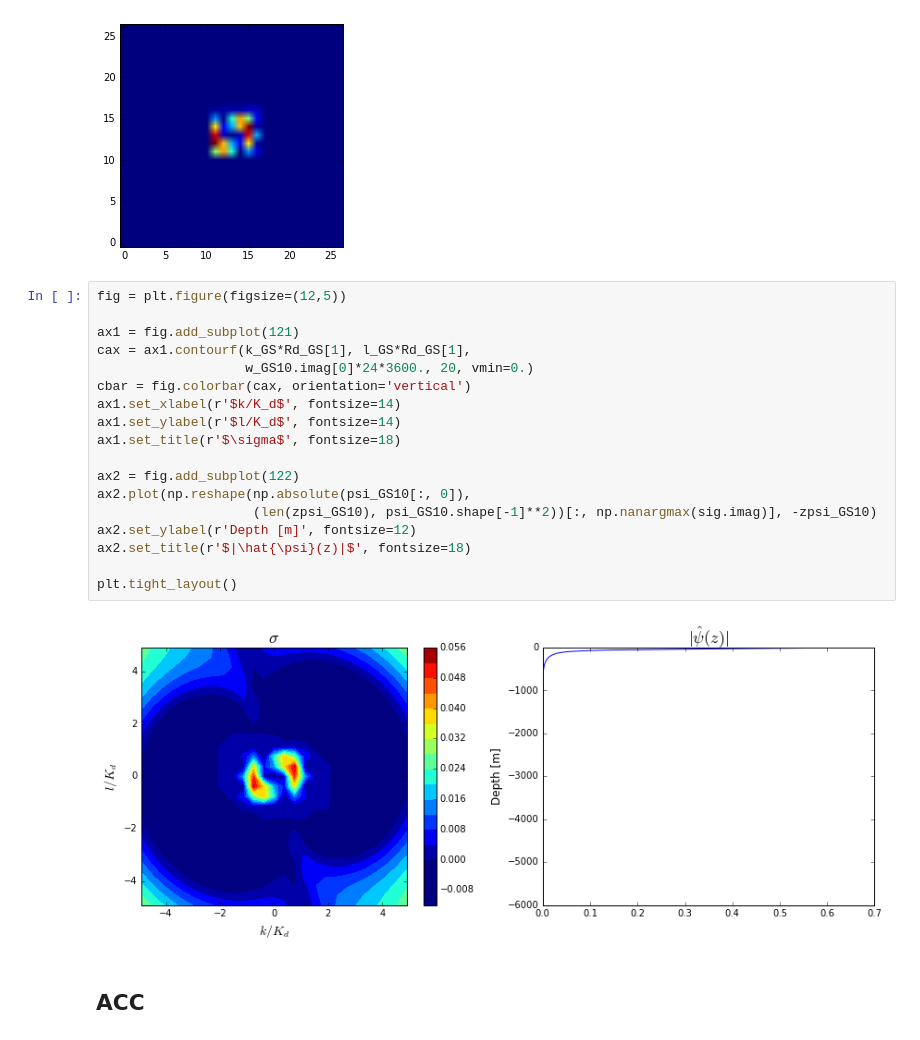
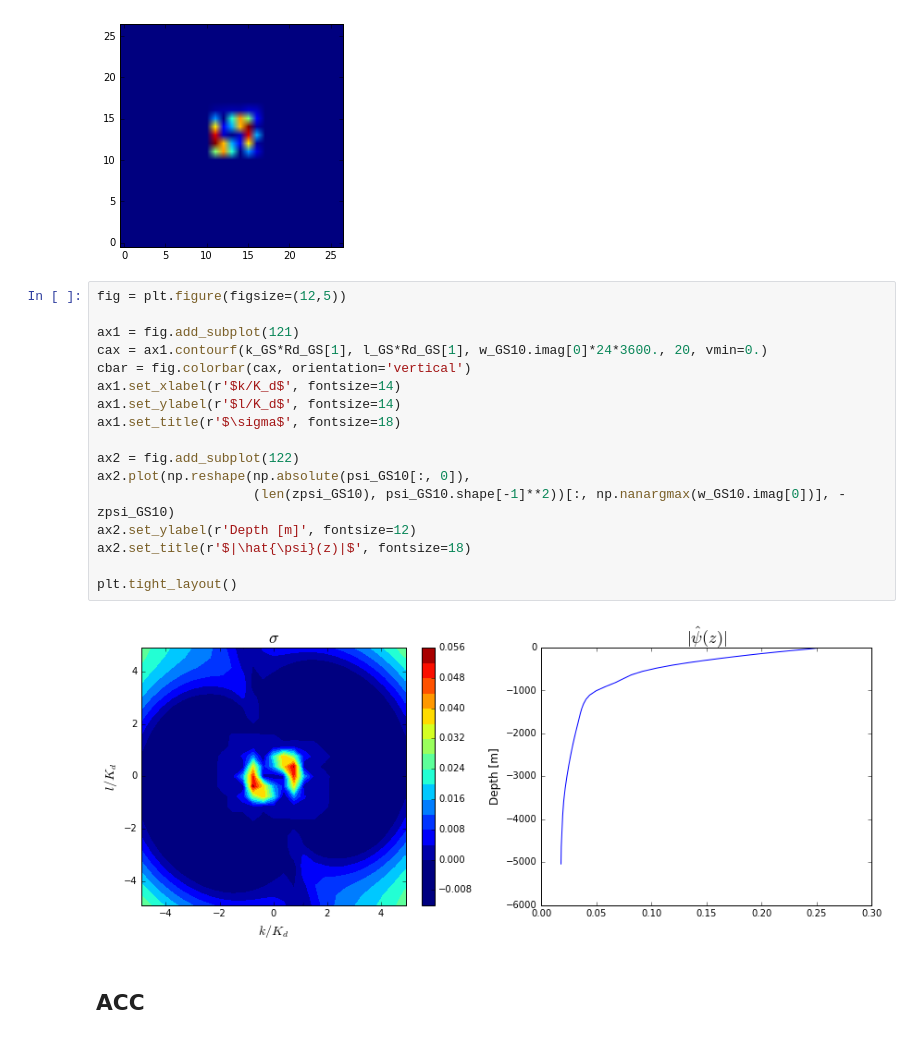
Before and after one commit to rabernat/oceanmodes, a Jupyter notebook: examples/Test_oceanmodes_on_OCCA.ipynb, the cells around one changed output. Cells and saved outputs as stored; diff of their text form.

Commit message:
Fixed figures in the example code

```diff
--- a/examples/Test_oceanmodes_on_OCCA.ipynb
+++ b/examples/Test_oceanmodes_on_OCCA.ipynb
@@ -677,23 +677,22 @@ plt.imshow(sig.imag, origin='bottom')
 # %%
 fig = plt.figure(figsize=(12,5))
 
 ax1 = fig.add_subplot(121)
-cax = ax1.contourf(k_GS*Rd_GS[1], l_GS*Rd_GS[1],
-                   w_GS10.imag[0]*24*3600., 20, vmin=0.)
+cax = ax1.contourf(k_GS*Rd_GS[1], l_GS*Rd_GS[1], w_GS10.imag[0]*24*3600., 20, vmin=0.)
 cbar = fig.colorbar(cax, orientation='vertical')
 ax1.set_xlabel(r'$k/K_d$', fontsize=14)
 ax1.set_ylabel(r'$l/K_d$', fontsize=14)
 ax1.set_title(r'$\sigma$', fontsize=18)
 
 ax2 = fig.add_subplot(122)
 ax2.plot(np.reshape(np.absolute(psi_GS10[:, 0]),
-                    (len(zpsi_GS10), psi_GS10.shape[-1]**2))[:, np.nanargmax(sig.imag)], -zpsi_GS10)
+                    (len(zpsi_GS10), psi_GS10.shape[-1]**2))[:, np.nanargmax(w_GS10.imag[0])], -zpsi_GS10)
 ax2.set_ylabel(r'Depth [m]', fontsize=12)
 ax2.set_title(r'$|\hat{\psi}(z)|$', fontsize=18)
 
 plt.tight_layout()
 # %% [output]
-[figure, old version]
+[figure, new version]
 # %% [markdown]
 ## ACC
 # %%
```
Also changed, not shown: parts of 4 cells of this notebook.
